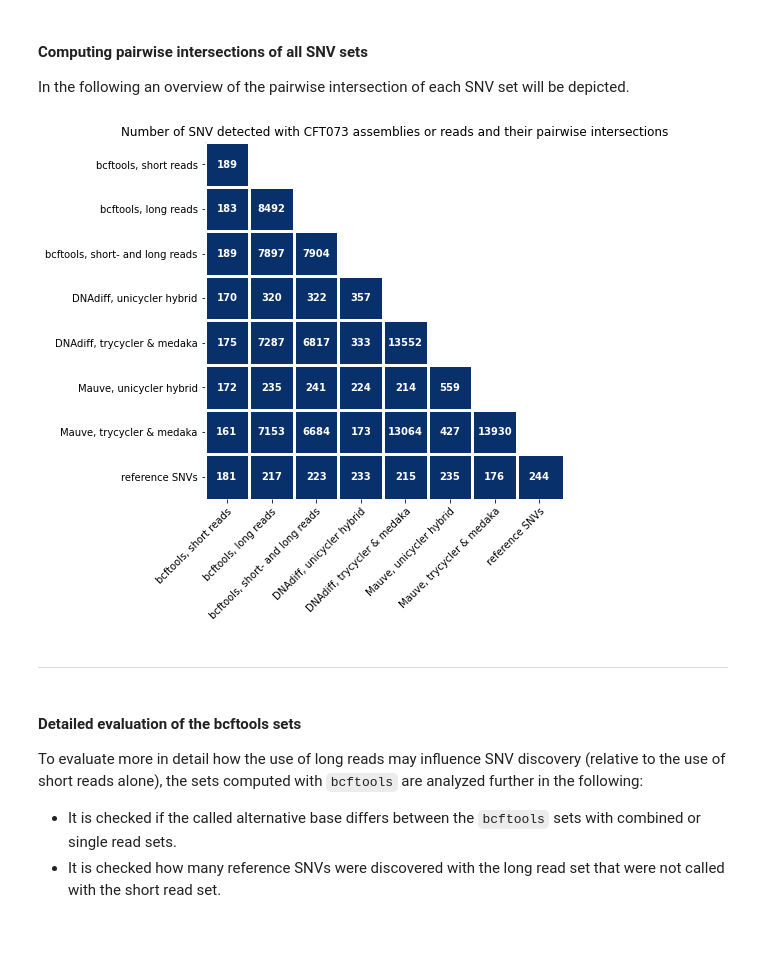
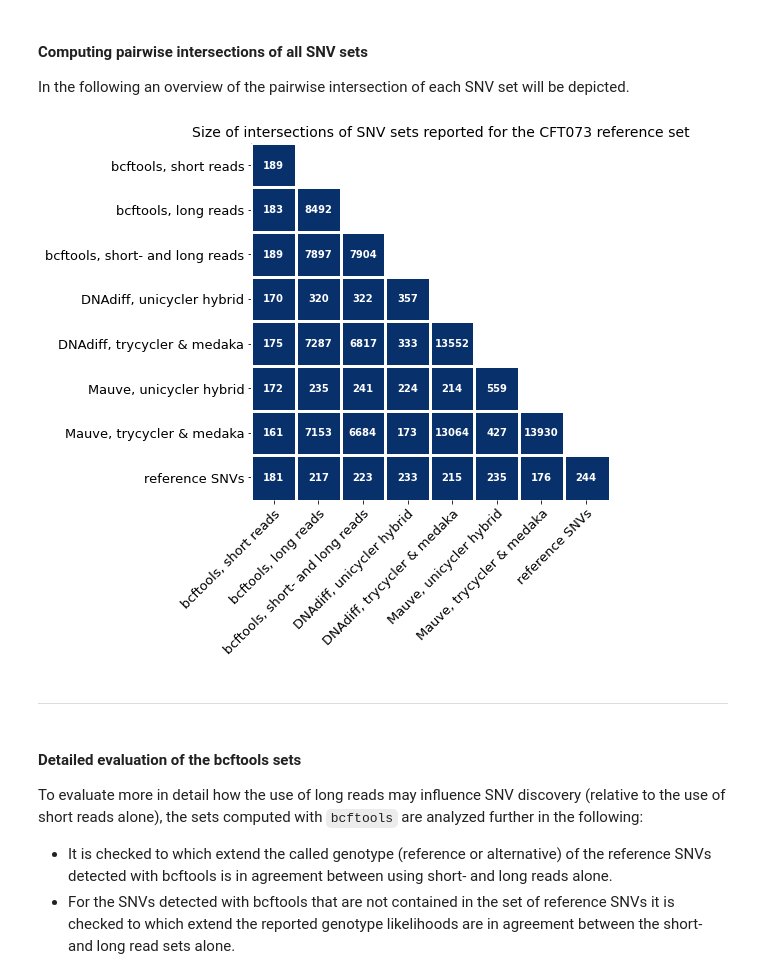
Before and after one commit to Integrative-Transcriptomics/TechnicalReport-AssemblyBestPractice, a Jupyter notebook: S11_SNVDiscoveryAnalysis.ipynb, the cells around one changed output. Cells and saved outputs as stored; diff of their text form; code cells hidden in the pictures; blank space fills up the shorter version.

```diff
--- a/S11_SNVDiscoveryAnalysis.ipynb
+++ b/S11_SNVDiscoveryAnalysis.ipynb
@@ -213,41 +214,41 @@ fig.tight_layout()
 im = ax.imshow( info2D , cmap="Blues", vmin=1, vmax=10**2 ) # Change the vmin and vmax values for coloring to achieve a constant color.
 plt.setp( ax.xaxis.get_majorticklabels( ), rotation=45, ha="right", rotation_mode="anchor" )
 plt.setp( ax.yaxis.get_majorticklabels( ), rotation=0, ha="right", rotation_mode="anchor" )
-plt.title( "Number of SNV detected with CFT073 assemblies or reads and their pairwise intersections" )
+plt.title( "Size of intersections of SNV sets reported for the CFT073 reference set", fontsize = 14 )
 
 info2Dsize = len( info2D )
 for i in range( info2Dsize ) :
     for j in range( info2Dsize ) :
         #if j == i + 1 :
         #    TP = info2D[ info2Dsize - 1 ][ i ]
         #    FP = info2D[ i ][ j - 1 ] - info2D[ info2Dsize - 1 ][ i ]
         #    text = ax.text(j, i, round( ( TP / ( TP + FP ) ), 2 ), ha="center", va="center", color="black", fontweight="bold")
         if not np.isnan( info2D[ i ][ j ] ) :
             # Each cell of the heatmap is labeled with the size of the intersection.
             text = ax.text(j, i, info2D[ i ][ j ], ha="center", va="center", color="w", fontweight="bold")
 
 # Set predefined labels.
 ax.set_xticks( np.arange( len( info_labels ) ) )
 ax.set_yticks( np.arange( len( info_labels ) ) )
-ax.set_xticklabels( info_labels )
-ax.set_yticklabels( info_labels )
+ax.set_xticklabels( info_labels, fontsize = 13 )
+ax.set_yticklabels( info_labels, fontsize = 13 )
 
 # Draw a white grid for better separation of the single fields:
 ax.grid( True, which="minor", color="w", linestyle='-', linewidth=1 )
 ax.tick_params( which="minor", bottom=False, left=False )
 for i in range( len( info_labels ) ) :
     plt.vlines( i - 0.5, -0.5, len( info_labels ) - 0.5, color="w", linewidth=3 )
     plt.hlines( i - 0.5, -0.5, len( info_labels ) - 0.4, color="w", linewidth=3 )
 
 # Remove axis bars.
 for edge, spine in ax.spines.items():
     spine.set_visible(False)
 # %% [output]
-[figure, old version]
+[figure, new version]
 # %% [markdown]
 ---
 # %% [markdown]
 #### Detailed evaluation of the bcftools sets
 To evaluate more in detail how the use of long reads may influence SNV discovery (relative to the use of short reads alone), the sets computed with `bcftools` are analyzed further in the following:
-- It is checked if the called alternative base differs between the `bcftools` sets with combined or single read sets.
-- It is checked how many reference SNVs were discovered with the long read set that were not called with the short read set.
+- It is checked to which extend the called genotype (reference or alternative) of the reference SNVs detected with bcftools is in agreement between using short- and long reads alone.
+- For the SNVs detected with bcftools that are not contained in the set of reference SNVs it is checked to which extend the reported genotype likelihoods are in agreement between the short- and long read sets alone.
```
Also changed, not shown: parts of 8 cells of this notebook.
